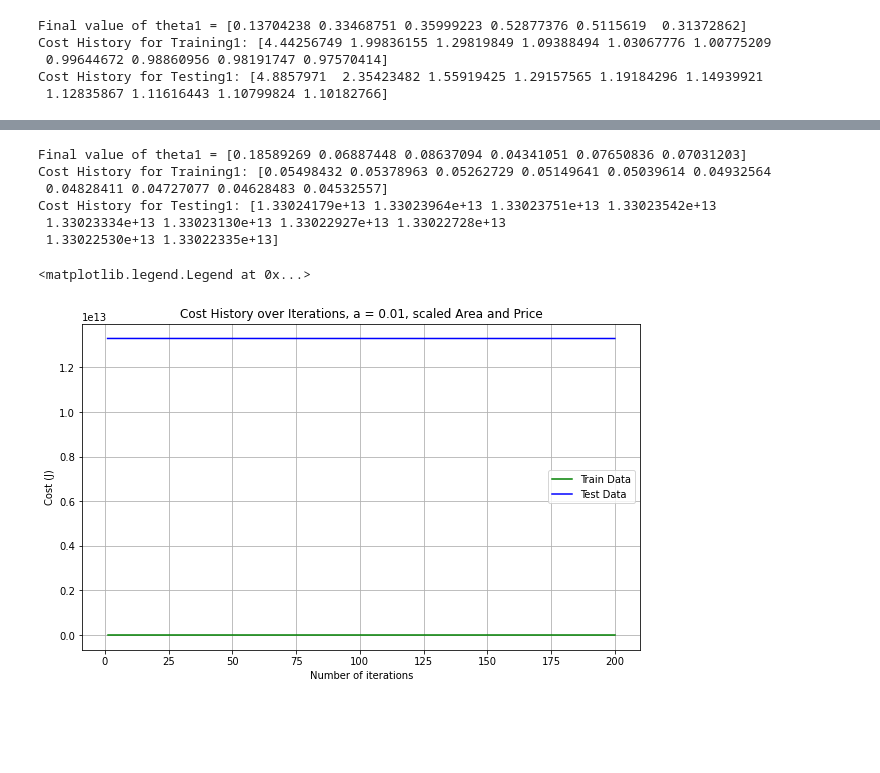
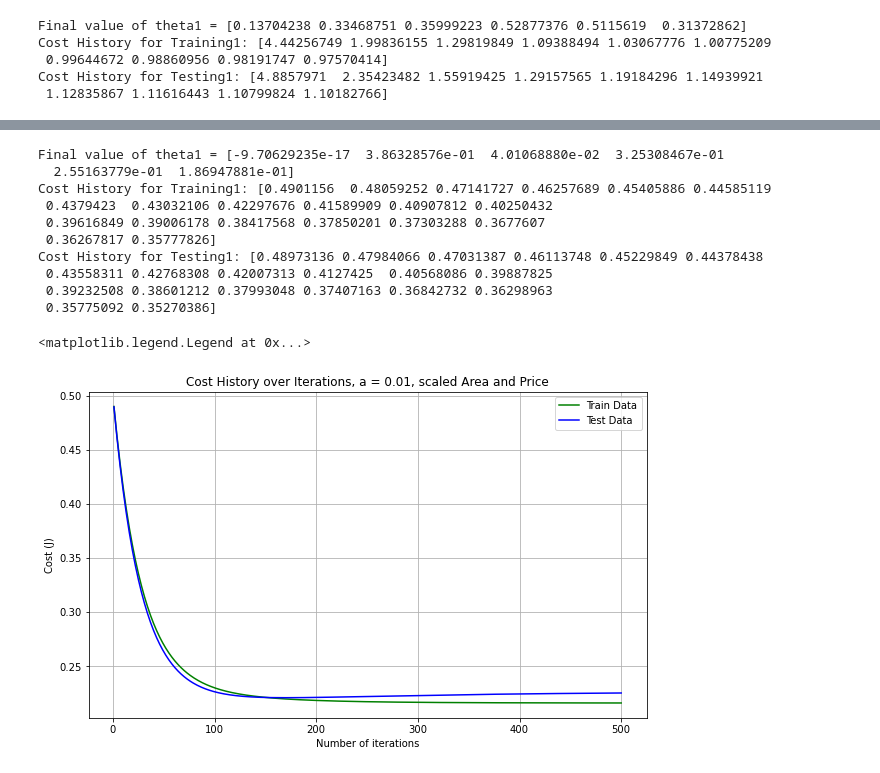
Before and after one commit to ccook93/ECGR-4105-Homeworks, a Jupyter notebook: HW1_Testing Code.ipynb, the cells around one changed output, grey strips where cells are left out. Saved outputs shown, nothing was run; the diff lists cells and outputs as text; code cells hidden in the pictures; blank space fills up the shorter version.

```diff
--- a/HW1_Testing Code.ipynb
+++ b/HW1_Testing Code.ipynb
@@ -311,27 +368,54 @@ yTrainC:  (381,) [0.33       0.31333333 0.43333333 0.14       0.46333333]
+# %%
+thetaA = np.zeros(6) # row vector for Theta initialized to 0
+thetaB = np.zeros(11)
+iterations = 500;
+
+alpha1 = 0.01; # Comparing 3 different training rates
+alpha2 = 0.02;
+alpha3 = 0.04;
 # %%
-thetaTrainA1, cost_historyTrainA1, cost_historyTestA1 = gradient_descent(xTrainC, yTrainC, xTestC, yTestC, thetaA, 0.01, iterations, mTrain, mTest)
-#thetaTrainA2, cost_historyTrainA2, cost_historyTestA2 = gradient_descent(xTrainA, yTrainA, xTestA, yTestA, thetaA, 0.03, iterations, mTrain, mTest)
+thetaTrainC1S, cost_historyTrainC1S, cost_historyTestC1S = gradient_descent(xTrainCS, yTrainCS, xTestCS, yTestCS, thetaA, 0.01, iterations, mTrain, mTest)
+thetaTrainC2S, cost_historyTrainC2S, cost_historyTestC2S = gradient_descent(xTrainCS, yTrainCS, xTestCS, yTestCS, thetaA, 0.03, iterations, mTrain, mTest)
+thetaTrainC2S, cost_historyTrainC3S, cost_historyTestC3S = gradient_descent(xTrainCS, yTrainCS, xTestCS, yTestCS, thetaA, 0.1, iterations, mTrain, mTest)
 
-print('Final value of theta1 =', thetaTrainA1)
-print('Cost History for Training1:', cost_historyTrainA1[: 10]) # Here the cost history just blows up without a small enough learning rate
-print('Cost History for Testing1:', cost_historyTestA1[: 10])
+thetaTrainC1M, cost_historyTrainC1M, cost_historyTestC1M = gradient_descent(xTrainCM, yTrainCM, xTestCM, yTestCM, thetaA, 0.01, iterations, mTrain, mTest)
+thetaTrainC2M, cost_historyTrainC2M, cost_historyTestC2M = gradient_descent(xTrainCM, yTrainCM, xTestCM, yTestCM, thetaA, 0.03, iterations, mTrain, mTest)
+thetaTrainC2M, cost_historyTrainC3M, cost_historyTestC3M = gradient_descent(xTrainCM, yTrainCM, xTestCM, yTestCM, thetaA, 0.1, iterations, mTrain, mTest)
+
+thetaTrainD1S, cost_historyTrainD1S, cost_historyTestD1S = gradient_descent(xTrainDS, yTrainDS, xTestDS, yTestDS, thetaA, 0.01, iterations, mTrain, mTest)
+thetaTrainD2S, cost_historyTrainD2S, cost_historyTestD2S = gradient_descent(xTrainDS, yTrainDS, xTestDS, yTestDS, thetaA, 0.03, iterations, mTrain, mTest)
+thetaTrainD2S, cost_historyTrainD3S, cost_historyTestD3S = gradient_descent(xTrainCS, yTrainDS, xTestDS, yTestDS, thetaA, 0.1, iterations, mTrain, mTest)
+
+thetaTrainD1S, cost_historyTrainD1S, cost_historyTestD1S = gradient_descent(xTrainDS, yTrainDS, xTestDS, yTestDS, thetaA, 0.01, iterations, mTrain, mTest)
+thetaTrainD2S, cost_historyTrainD2S, cost_historyTestD2S = gradient_descent(xTrainDS, yTrainDS, xTestDS, yTestDS, thetaA, 0.03, iterations, mTrain, mTest)
+thetaTrainD2S, cost_historyTrainD3S, cost_historyTestD3S = gradient_descent(xTrainDS, yTrainDS, xTestDS, yTestDS, thetaA, 0.1, iterations, mTrain, mTest)
+
+print('Final value of theta1 =', thetaTrainA1S)
+print('Cost History for Training1:', cost_historyTrainA1S[: 20]) # Here the cost history just blows up without a small enough learning rate
+print('Cost History for Testing1:', cost_historyTestA1S[: 20])
 # %% [output]
-Final value of theta1 = [0.18589269 0.06887448 0.08637094 0.04341051 0.07650836 0.07031203]
-Cost History for Training1: [0.05498432 0.05378963 0.05262729 0.05149641 0.05039614 0.04932564
- 0.04828411 0.04727077 0.04628483 0.04532557]
-Cost History for Testing1: [1.33024179e+13 1.33023964e+13 1.33023751e+13 1.33023542e+13
- 1.33023334e+13 1.33023130e+13 1.33022927e+13 1.33022728e+13
- 1.33022530e+13 1.33022335e+13]
+Final value of theta1 = [-9.70629235e-17  3.86328576e-01  4.01068880e-02  3.25308467e-01
+  2.55163779e-01  1.86947881e-01]
+Cost History for Training1: [0.4901156  0.48059252 0.47141727 0.46257689 0.45405886 0.44585119
+ 0.4379423  0.43032106 0.42297676 0.41589909 0.40907812 0.40250432
+ 0.39616849 0.39006178 0.38417568 0.37850201 0.37303288 0.3677607
+ 0.36267817 0.35777826]
+Cost History for Testing1: [0.48973136 0.47984066 0.47031387 0.46113748 0.45229849 0.44378438
+ 0.43558311 0.42768308 0.42007313 0.4127425  0.40568086 0.39887825
+ 0.39232508 0.38601212 0.37993048 0.37407163 0.36842732 0.36298963
+ 0.35775092 0.35270386]
 # %%
-plt.plot(range(1, iterations + 1),cost_historyTrainA1, color='green', label='Train Data')
-plt.plot(range(1, iterations + 1),cost_historyTestA1, color='blue', label='Test Data')
+plt.plot(range(1, iterations + 1),cost_historyTrainC1S, color='green', label='Train Data')
+plt.plot(range(1, iterations + 1),cost_historyTestC1S, color='blue', label='Test Data')
 
 plt.rcParams["figure.figsize"] = (10,6)
 plt.grid()
 plt.xlabel('Number of iterations')
 plt.ylabel('Cost (J)')
 plt.title('Cost History over Iterations, a = 0.01, scaled Area and Price')
+#plt.xlim([-10, 200])
+#plt.ylim([0.015, 0.03])
 plt.legend()
 # %% [output]
 <matplotlib.legend.Legend at 0x...>
-[figure, old version]
+[figure, new version]
```
Also changed, not shown: parts of 22 cells of this notebook.
